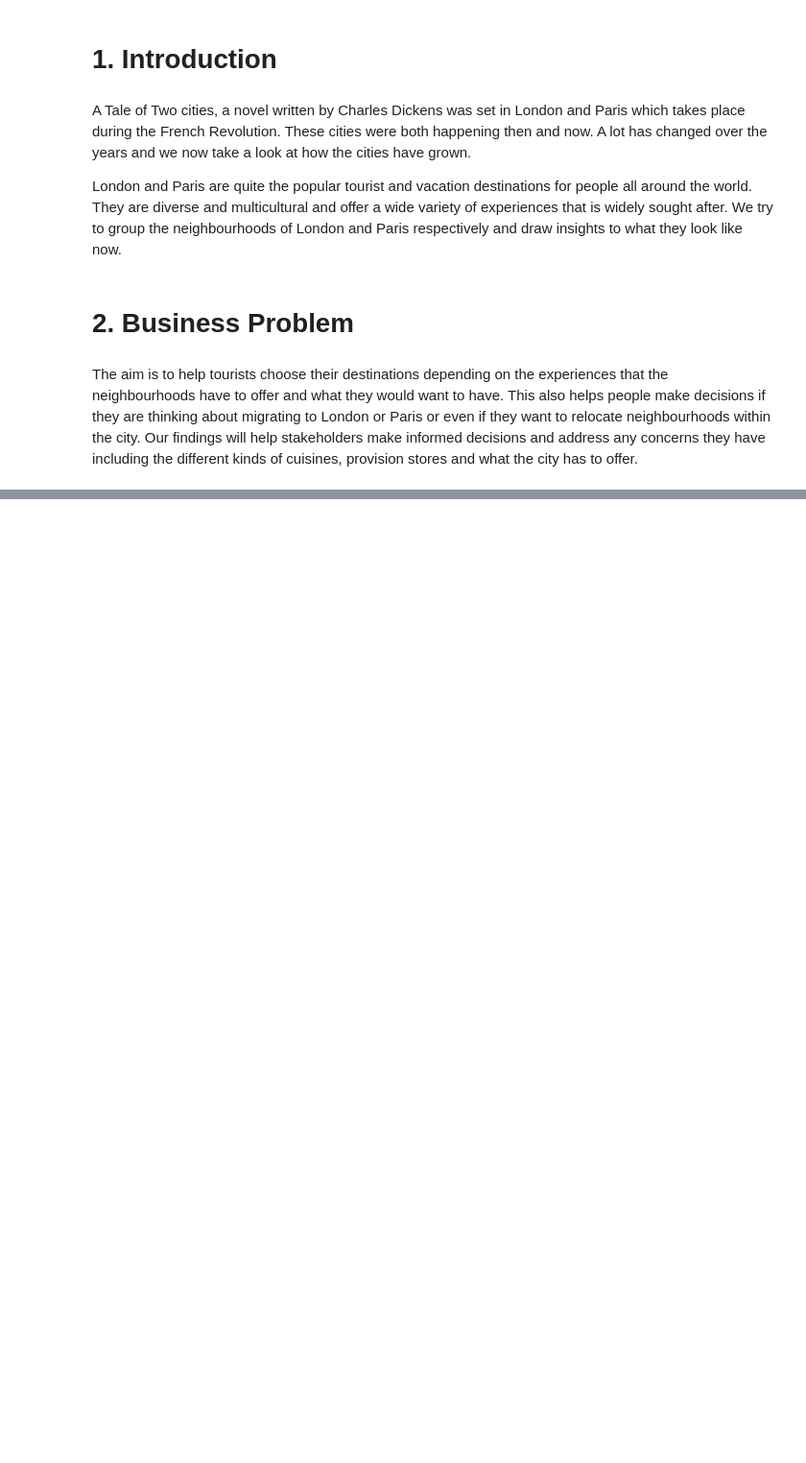
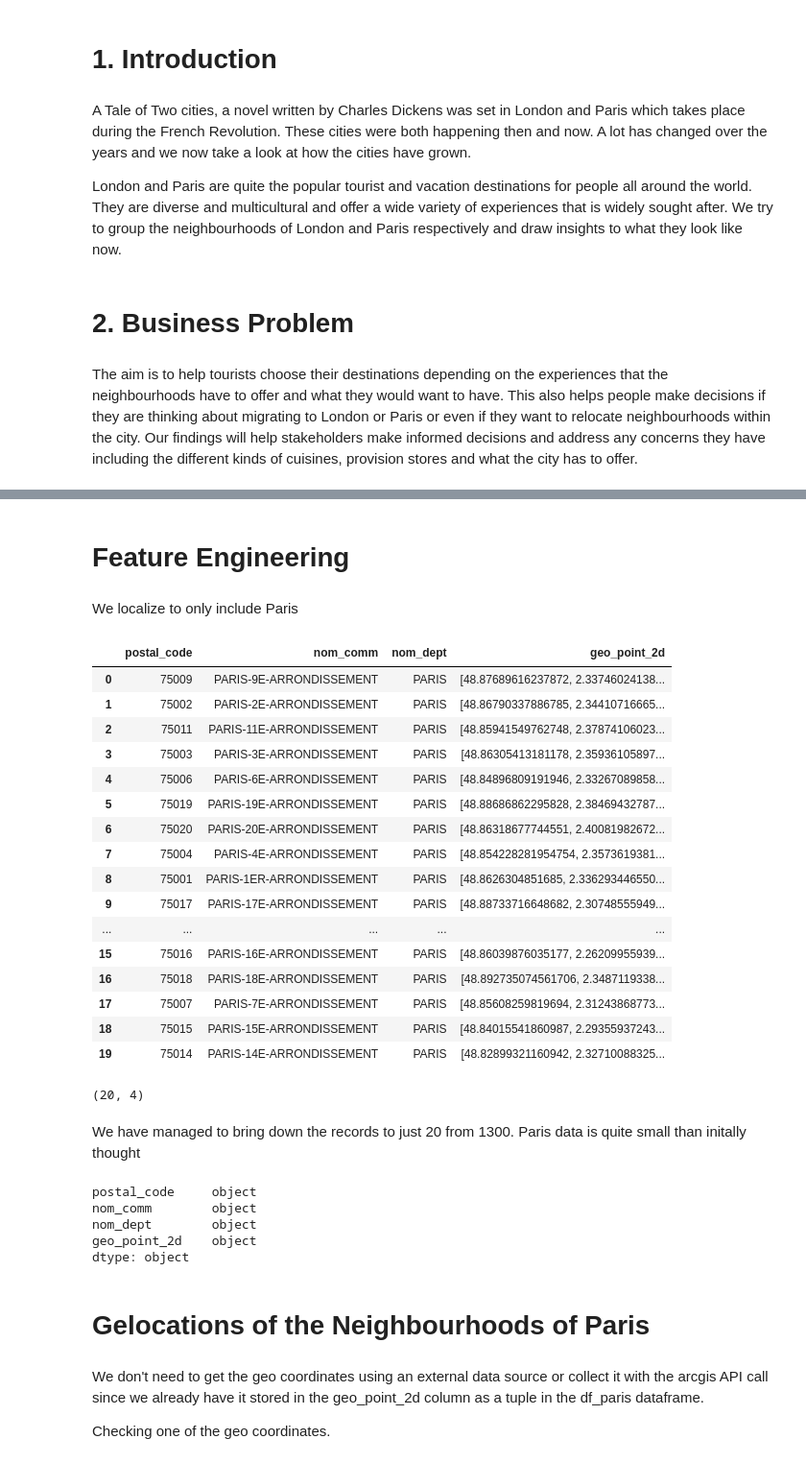
Before and after one commit to madhu-akella/Coursera_Capstone, a Jupyter notebook: The Battle of Neighborhoods (Week 1).ipynb, the cells around one changed output, grey strips where cells are left out. Shown at 96% size. Drawn from its saved outputs; the diff is of its cells as text; code cells hidden in the pictures; blank space fills up the shorter version.

```diff
--- a/The Battle of Neighborhoods (Week 1).ipynb
+++ b/The Battle of Neighborhoods (Week 1).ipynb
@@ -12,0 +214,7 @@ The aim is to help tourists choose their destinations depending on the experienc
+# %%
+paris_field_data = pd.DataFrame()
+for f in paris_raw.fields:
+    dict_new = f
+    paris_field_data = paris_field_data.append(dict_new, ignore_index=True)
+
+paris_field_data.head()
@@ -12,0 +874,3 @@ The aim is to help tourists choose their destinations depending on the experienc
+# %%
+paris_raw = pd.read_json('france-data.json')
+paris_raw.head()
@@ -12,0 +888,7 @@ The aim is to help tourists choose their destinations depending on the experienc
+# %%
+paris_field_data = pd.DataFrame()
+for f in paris_raw.fields:
+    dict_new = f
+    paris_field_data = paris_field_data.append(dict_new, ignore_index=True)
+
+paris_field_data.head()
@@ -12,0 +906,3 @@ The aim is to help tourists choose their destinations depending on the experienc
+# %%
+df_2 = paris_field_data[['postal_code','nom_comm','nom_dept','geo_point_2d']]
+df_2
@@ -12,0 +923,45 @@ The aim is to help tourists choose their destinations depending on the experienc
+# %% [markdown]
+# Feature Engineering
+# %% [markdown]
+We localize to only include Paris
+# %%
+df_paris = df_2[df_2['nom_dept'].str.contains('PARIS')].reset_index(drop=True)
+df_paris
+# %% [output]
+|  | postal_code | nom_comm | nom_dept | geo_point_2d |
+| 0 | 75009 | PARIS-9E-ARRONDISSEMENT | PARIS | [48.87689616237872, 2.33746024138... |
+| 1 | 75002 | PARIS-2E-ARRONDISSEMENT | PARIS | [48.86790337886785, 2.34410716665... |
+| 2 | 75011 | PARIS-11E-ARRONDISSEMENT | PARIS | [48.85941549762748, 2.37874106023... |
+| 3 | 75003 | PARIS-3E-ARRONDISSEMENT | PARIS | [48.86305413181178, 2.35936105897... |
+| 4 | 75006 | PARIS-6E-ARRONDISSEMENT | PARIS | [48.84896809191946, 2.33267089858... |
+| 5 | 75019 | PARIS-19E-ARRONDISSEMENT | PARIS | [48.88686862295828, 2.38469432787... |
+| 6 | 75020 | PARIS-20E-ARRONDISSEMENT | PARIS | [48.86318677744551, 2.40081982672... |
+| 7 | 75004 | PARIS-4E-ARRONDISSEMENT | PARIS | [48.854228281954754, 2.3573619381... |
+| 8 | 75001 | PARIS-1ER-ARRONDISSEMENT | PARIS | [48.8626304851685, 2.336293446550... |
+| 9 | 75017 | PARIS-17E-ARRONDISSEMENT | PARIS | [48.88733716648682, 2.30748555949... |
+| ... | ... | ... | ... | ... |
+| 15 | 75016 | PARIS-16E-ARRONDISSEMENT | PARIS | [48.86039876035177, 2.26209955939... |
+| 16 | 75018 | PARIS-18E-ARRONDISSEMENT | PARIS | [48.892735074561706, 2.3487119338... |
+| 17 | 75007 | PARIS-7E-ARRONDISSEMENT | PARIS | [48.85608259819694, 2.31243868773... |
+| 18 | 75015 | PARIS-15E-ARRONDISSEMENT | PARIS | [48.84015541860987, 2.29355937243... |
+| 19 | 75014 | PARIS-14E-ARRONDISSEMENT | PARIS | [48.82899321160942, 2.32710088325... |
+# %%
+df_paris.shape
+# %% [output]
+(20, 4)
+# %% [markdown]
+We have managed to bring down the records to just 20 from 1300. Paris data is quite small than initally thought
+# %%
+df_paris.dtypes
+# %% [output]
+postal_code     object
+nom_comm        object
+nom_dept        object
+geo_point_2d    object
+dtype: object
+# %% [markdown]
+# Gelocations of the Neighbourhoods of Paris
+# %% [markdown]
+We don't need to get the geo coordinates using an external data source or collect it with the arcgis API call since we already have it stored in the geo_point_2d column as a tuple in the df_paris dataframe.
+
+Checking one of the geo coordinates.
```
Also changed, not shown: parts of 199 cells of this notebook.
